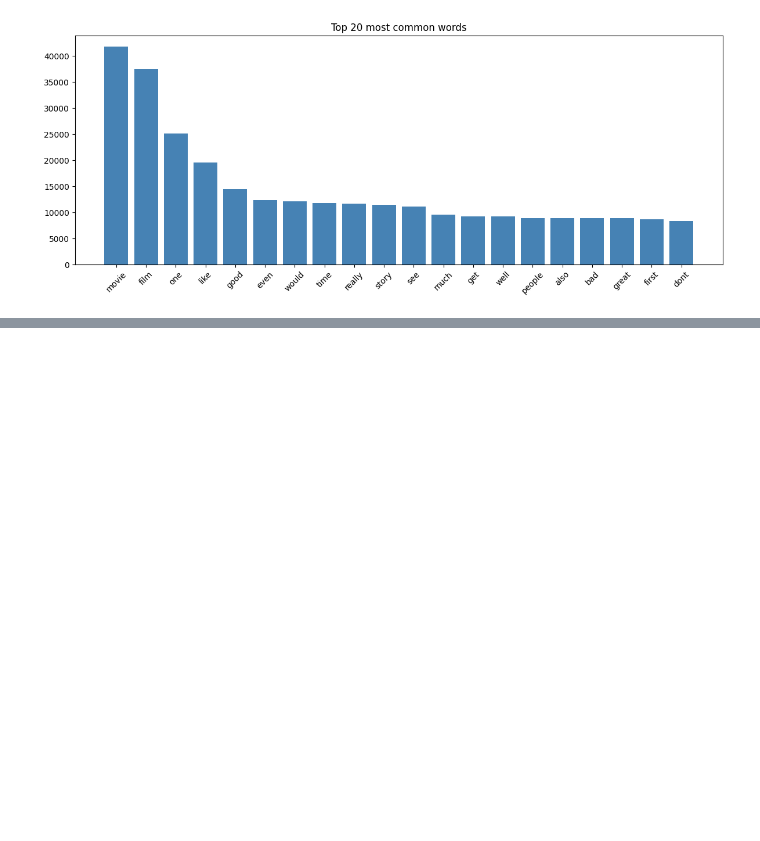
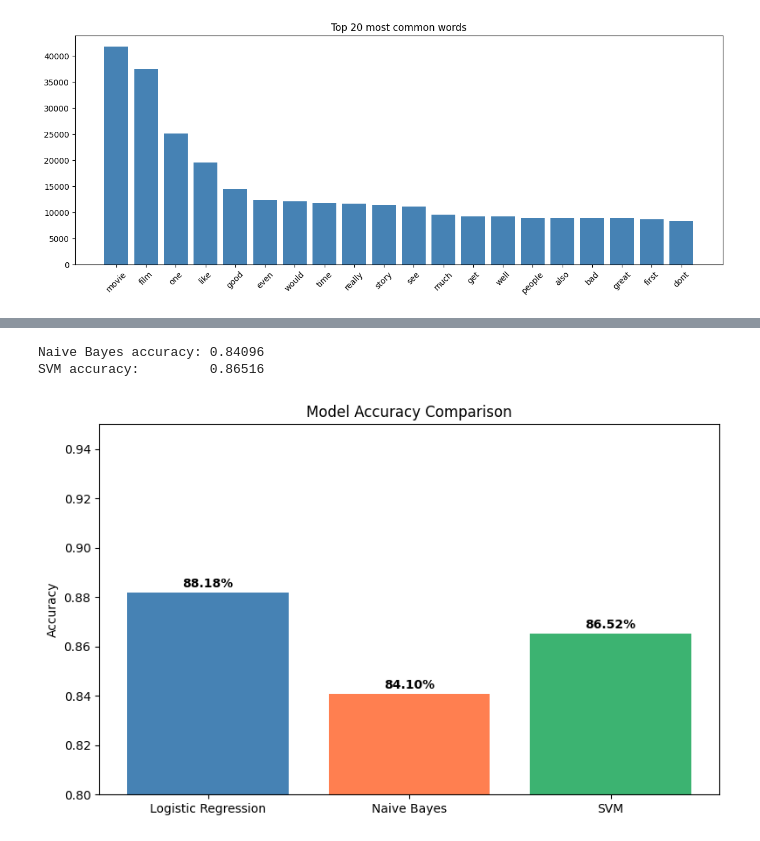
Before and after one commit to Rushadroomi/sentiment-classifier, a Jupyter notebook: sentiment_classifier.ipynb, the cells around one changed output, grey strips where cells are left out. Saved outputs shown, nothing was run; the diff lists cells and outputs as text; code cells hidden in the pictures; blank space fills up the shorter version.

```diff
--- a/sentiment_classifier.ipynb
+++ b/sentiment_classifier.ipynb
@@ -102,0 +185,40 @@ rented curiousyellow video store controversy surrounded first released 1967 also
+# %%
+from sklearn.naive_bayes import MultinomialNB
+from sklearn.svm import LinearSVC
+
+# Naive Bayes
+nb_model = MultinomialNB()
+nb_model.fit(X_train, y_train)
+nb_pred = nb_model.predict(X_test)
+
+# SVM
+svm_model = LinearSVC(max_iter=1000)
+svm_model.fit(X_train, y_train)
+svm_pred = svm_model.predict(X_test)
+
+print("Naive Bayes accuracy:", accuracy_score(y_test, nb_pred))
+print("SVM accuracy:        ", accuracy_score(y_test, svm_pred))
+# %% [output]
+Naive Bayes accuracy: 0.84096
+SVM accuracy:         0.86516
+# %%
+# Model comparison chart
+models = ['Logistic Regression', 'Naive Bayes', 'SVM']
+scores = [
+    accuracy_score(y_test, y_pred),
+    accuracy_score(y_test, nb_pred),
+    accuracy_score(y_test, svm_pred)
+]
+
+plt.figure(figsize=(8, 5))
+bars = plt.bar(models, scores, color=['steelblue', 'coral', 'mediumseagreen'])
+plt.ylim(0.80, 0.95)
+plt.title('Model Accuracy Comparison')
+plt.ylabel('Accuracy')
+for bar, score in zip(bars, scores):
+    plt.text(bar.get_x() + bar.get_width()/2, bar.get_height() + 0.001,
+             f'{score:.2%}', ha='center', va='bottom', fontweight='bold')
+plt.tight_layout()
+plt.show()
+# %% [output]
+[figure, added]
```
Also changed, not shown: parts of 12 cells of this notebook.
